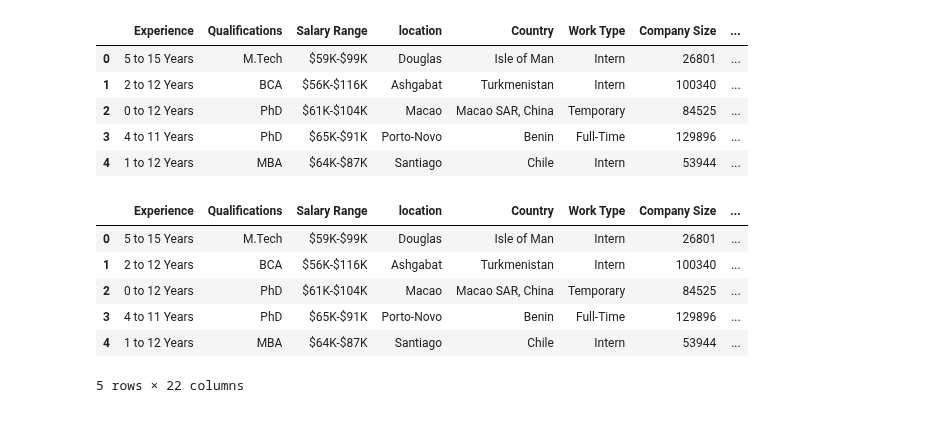
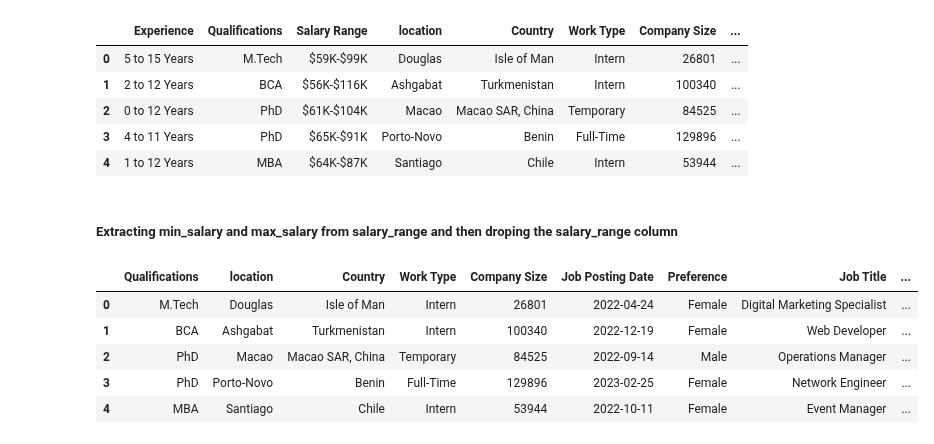
Before and after one commit to RawatRahul14/HR-Tech-Model, a Jupyter notebook: Research/02-Data_preprocessing.ipynb, the cells around one changed output. Saved outputs shown, nothing was run; the diff lists cells and outputs as text; code cells hidden in the pictures.

```diff
--- a/Research/02-Data_preprocessing.ipynb
+++ b/Research/02-Data_preprocessing.ipynb
@@ -85,9 +93,13 @@ df.head()
 | 2 | 0 to 12 Years | PhD | $61K-$104K | Macao | Macao SAR, China | Temporary | 84525 | ... |
 | 3 | 4 to 11 Years | PhD | $65K-$91K | Porto-Novo | Benin | Full-Time | 129896 | ... |
 | 4 | 1 to 12 Years | MBA | $64K-$87K | Santiago | Chile | Intern | 53944 | ... |
+# %%
+df = df.drop(columns='Experience')
 # %%
 # Calculating the average experience
 df['average_experience'] = df[['min_experience', 'max_experience']].mean(axis=1)
+# %% [markdown]
+##### Extracting min_salary and max_salary from salary_range and then droping the salary_range column
 # %%
 def extract_salary(salary_range):
     # Removing '$' and 'K', then spliting by '-'
@@ -102,13 +114,13 @@ def extract_salary(salary_range):
 # Applying the function to extract min and max salary
 df[['min_salary', 'max_salary']] = df['Salary Range'].apply(lambda x: pd.Series(extract_salary(x)))
 # %%
+df = df.drop(columns='Salary Range')
 df['average_salary'] = df[['min_salary', 'max_salary']].mean(axis=1)
 df.head()
 # %% [output]
-|  | Experience | Qualifications | Salary Range | location | Country | Work Type | Company Size | ... |
-| 0 | 5 to 15 Years | M.Tech | $59K-$99K | Douglas | Isle of Man | Intern | 26801 | ... |
-| 1 | 2 to 12 Years | BCA | $56K-$116K | Ashgabat | Turkmenistan | Intern | 100340 | ... |
-| 2 | 0 to 12 Years | PhD | $61K-$104K | Macao | Macao SAR, China | Temporary | 84525 | ... |
-| 3 | 4 to 11 Years | PhD | $65K-$91K | Porto-Novo | Benin | Full-Time | 129896 | ... |
-| 4 | 1 to 12 Years | MBA | $64K-$87K | Santiago | Chile | Intern | 53944 | ... |
+|  | Qualifications | location | Country | Work Type | Company Size | Job Posting Date | Preference | Job Title | ... |
+| 0 | M.Tech | Douglas | Isle of Man | Intern | 26801 | 2022-04-24 | Female | Digital Marketing Specialist | ... |
+| 1 | BCA | Ashgabat | Turkmenistan | Intern | 100340 | 2022-12-19 | Female | Web Developer | ... |
+| 2 | PhD | Macao | Macao SAR, China | Temporary | 84525 | 2022-09-14 | Male | Operations Manager | ... |
+| 3 | PhD | Porto-Novo | Benin | Full-Time | 129896 | 2023-02-25 | Female | Network Engineer | ... |
+| 4 | MBA | Santiago | Chile | Intern | 53944 | 2022-10-11 | Female | Event Manager | ... |
-5 rows × 22 columns
```
Also changed, not shown: parts of 8 cells of this notebook.
